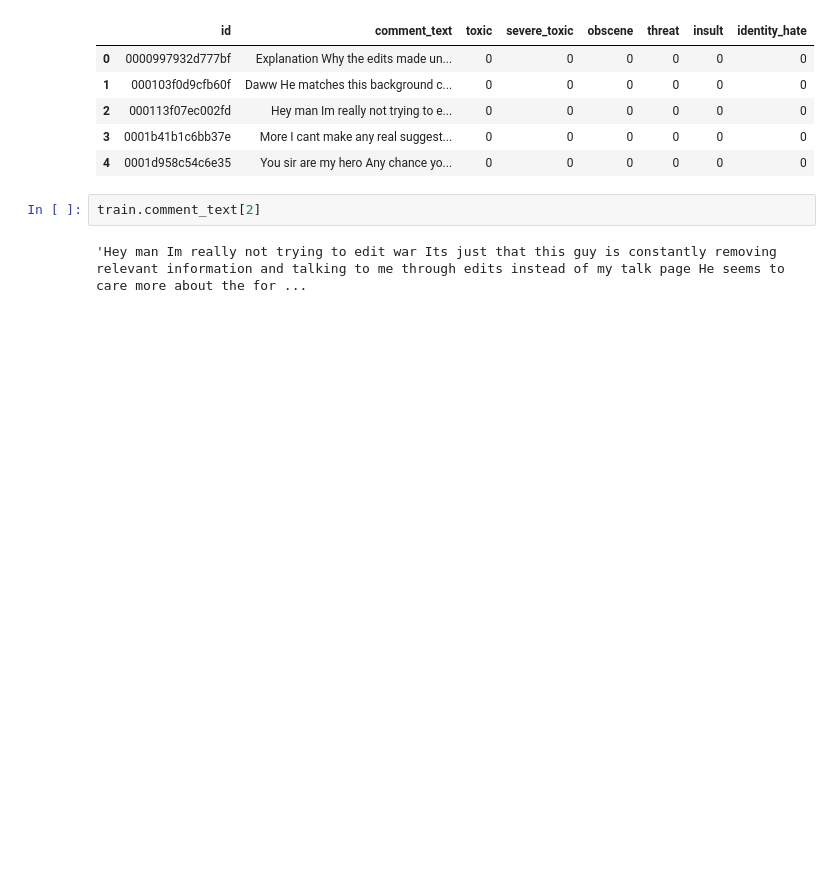
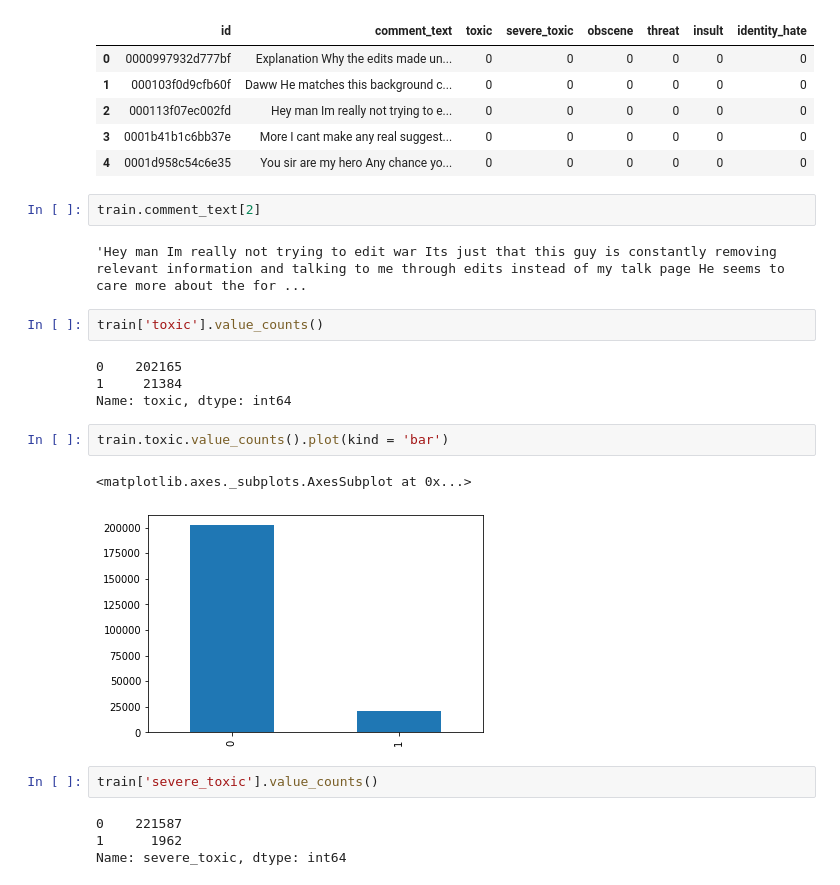
Before and after one commit to i-r-a/CSE_574, a Jupyter notebook: cleaning.ipynb, the cells around one changed output. Saved outputs shown, nothing was run; the diff lists cells and outputs as text; blank space fills up the shorter version.

```diff
--- a/cleaning.ipynb
+++ b/cleaning.ipynb
@@ -108,3 +85,20 @@ train.head()
 train.comment_text[2]
 # %% [output]
 'Hey man Im really not trying to edit war Its just that this guy is constantly removing relevant information and talking to me through edits instead of my talk page He seems to care more about the for ...
+# %%
+train['toxic'].value_counts()
+# %% [output]
+0    202165
+1     21384
+Name: toxic, dtype: int64
+# %%
+train.toxic.value_counts().plot(kind = 'bar')
+# %% [output]
+<matplotlib.axes._subplots.AxesSubplot at 0x...>
+[figure, added]
+# %%
+train['severe_toxic'].value_counts()
+# %% [output]
+0    221587
+1      1962
+Name: severe_toxic, dtype: int64
```
Also changed, not shown: parts of 24 cells of this notebook.
